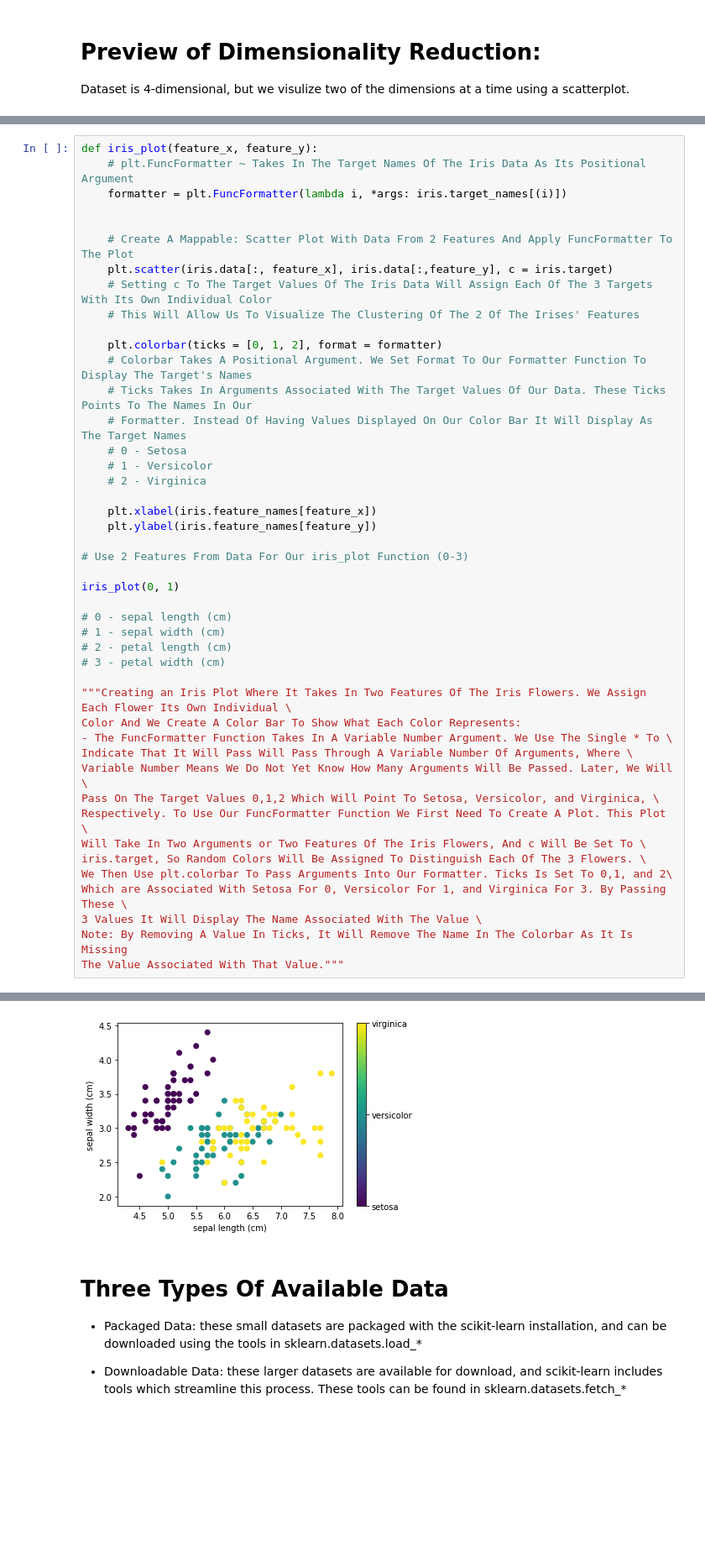
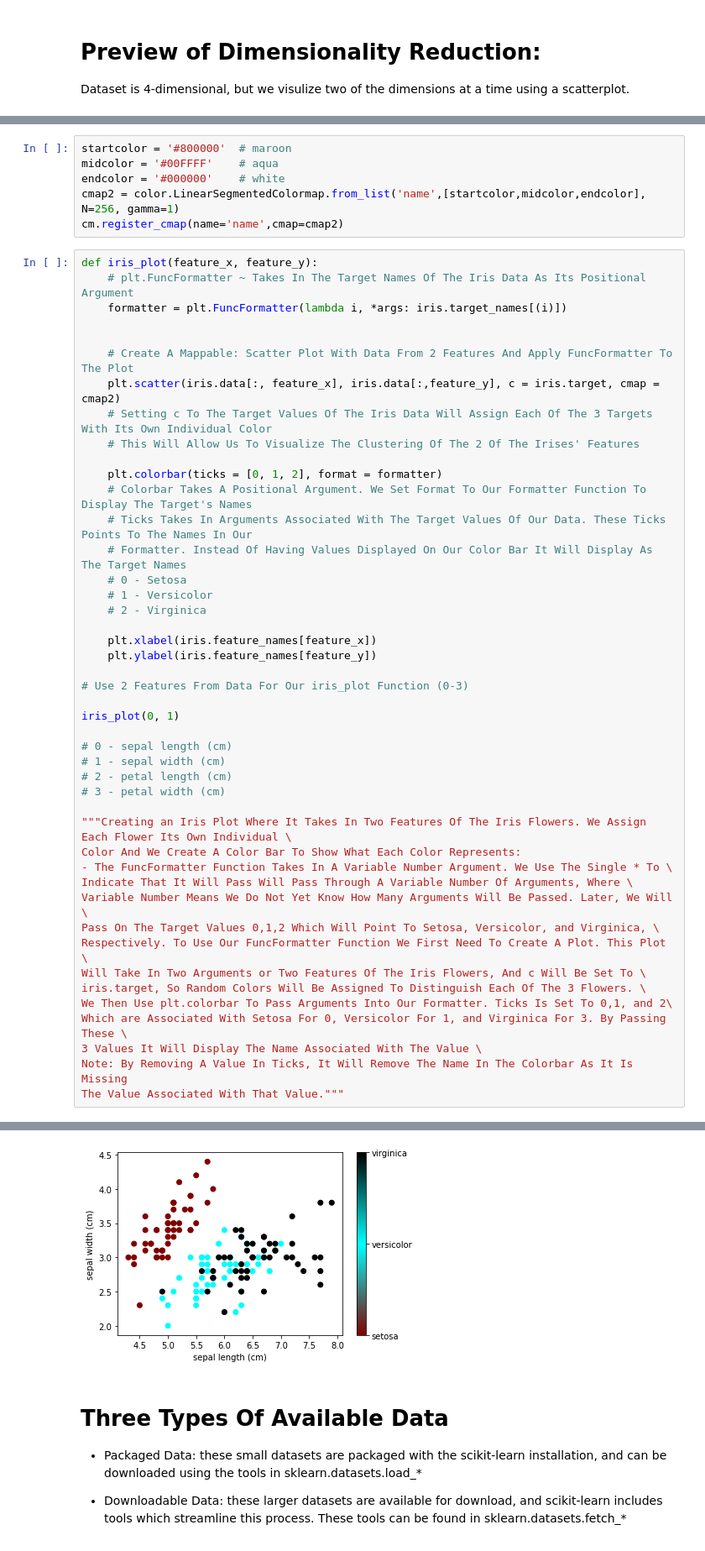
Before and after one commit to klam28/ML, a Jupyter notebook: shadow - 02_data_representation.ipynb, the cells around one changed output, grey strips where cells are left out. Shown: that part at 84% size. Cells and saved outputs as stored; diff of their text form; blank space fills up the shorter version.

```diff
--- a/shadow - 02_data_representation.ipynb
+++ b/shadow - 02_data_representation.ipynb
@@ -40,3 +42,9 @@ import matplotlib.pyplot as plt
+# %%
+startcolor = '#800000'  # maroon
+midcolor = '#00FFFF'    # aqua
+endcolor = '#000000'    # white
+cmap2 = color.LinearSegmentedColormap.from_list('name',[startcolor,midcolor,endcolor], N=256, gamma=1)
+cm.register_cmap(name='name',cmap=cmap2)
 # %%
 def iris_plot(feature_x, feature_y):
     # plt.FuncFormatter ~ Takes In The Target Names Of The Iris Data As Its Positional Argument
@@ -44,7 +52,7 @@ def iris_plot(feature_x, feature_y):
 
 
     # Create A Mappable: Scatter Plot With Data From 2 Features And Apply FuncFormatter To The Plot
-    plt.scatter(iris.data[:, feature_x], iris.data[:,feature_y], c = iris.target)
+    plt.scatter(iris.data[:, feature_x], iris.data[:,feature_y], c = iris.target, cmap = cmap2)
     # Setting c To The Target Values Of The Iris Data Will Assign Each Of The 3 Targets With Its Own Individual Color
     # This Will Allow Us To Visualize The Clustering Of The 2 Of The Irises' Features
 
@@ -57,34 +65,34 @@ def iris_plot(feature_x, feature_y):
     # 2 - Virginica
 
     plt.xlabel(iris.feature_names[feature_x])
     plt.ylabel(iris.feature_names[feature_y])
 
 # Use 2 Features From Data For Our iris_plot Function (0-3)
 
 iris_plot(0, 1)
 
 # 0 - sepal length (cm)
 # 1 - sepal width (cm)
 # 2 - petal length (cm)
 # 3 - petal width (cm)
 
 """Creating an Iris Plot Where It Takes In Two Features Of The Iris Flowers. We Assign Each Flower Its Own Individual \
 Color And We Create A Color Bar To Show What Each Color Represents:
 - The FuncFormatter Function Takes In A Variable Number Argument. We Use The Single * To \
 Indicate That It Will Pass Will Pass Through A Variable Number Of Arguments, Where \
 Variable Number Means We Do Not Yet Know How Many Arguments Will Be Passed. Later, We Will \
 Pass On The Target Values 0,1,2 Which Will Point To Setosa, Versicolor, and Virginica, \
 Respectively. To Use Our FuncFormatter Function We First Need To Create A Plot. This Plot \
 Will Take In Two Arguments or Two Features Of The Iris Flowers, And c Will Be Set To \
 iris.target, So Random Colors Will Be Assigned To Distinguish Each Of The 3 Flowers. \
 We Then Use plt.colorbar To Pass Arguments Into Our Formatter. Ticks Is Set To 0,1, and 2\
 Which are Associated With Setosa For 0, Versicolor For 1, and Virginica For 3. By Passing These \
 3 Values It Will Display The Name Associated With The Value \
 Note: By Removing A Value In Ticks, It Will Remove The Name In The Colorbar As It Is Missing
 The Value Associated With That Value."""
 # %% [output]
 'Creating an Iris Plot Where It Takes In Two Features Of The Iris Flowers. We Assign Each Flower Its Own Individual Color And We Create A Color Bar To Show What Each Color Represents:\n- The FuncForma ...
-[figure, old version]
+[figure, new version]
 # %% [markdown]
 # Three Types Of Available Data
 - Packaged Data: these small datasets are packaged with the scikit-learn installation, and can be downloaded using the tools in sklearn.datasets.load_*
```
Also changed, not shown: parts of 4 cells of this notebook, 5 other files.
